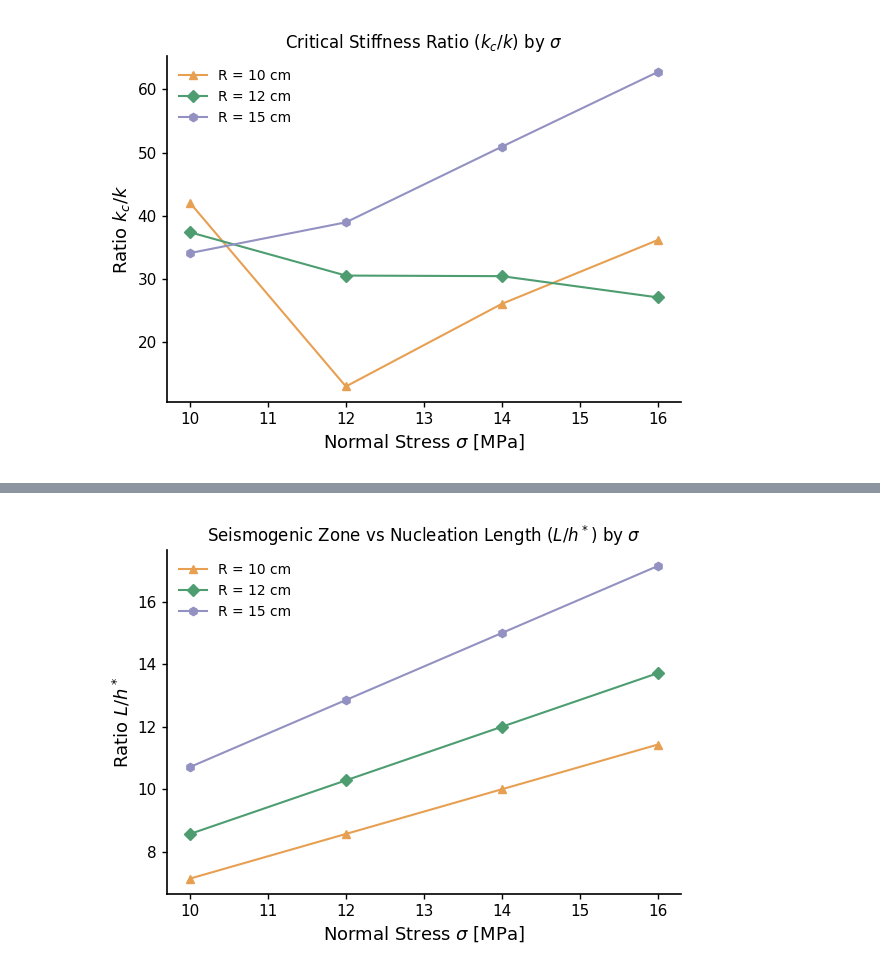
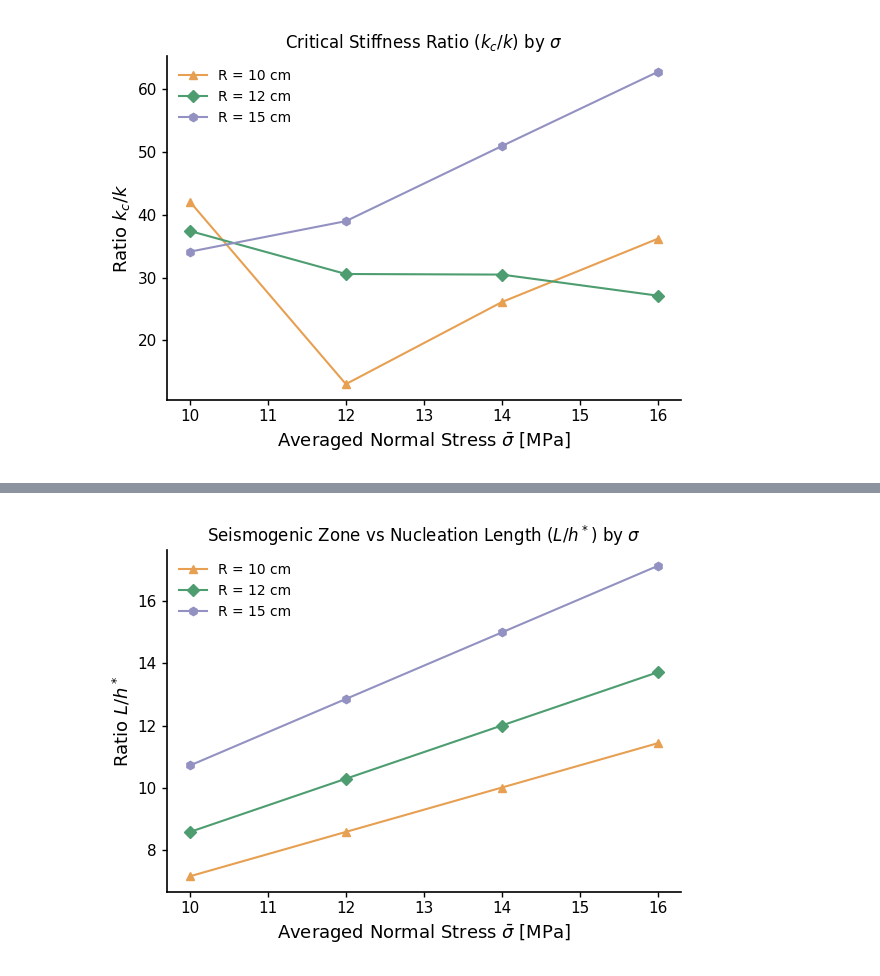
Before and after one commit to Potter0427/labquake_explorer_re, a Jupyter notebook: export h5/1D_Summary_Plots_Pub copy.ipynb, the cells around one changed output, grey strips where cells are left out. Saved outputs shown, nothing was run; the diff lists cells and outputs as text; code cells hidden in the pictures.

```diff
--- a/export h5/1D_Summary_Plots_Pub copy.ipynb
+++ b/export h5/1D_Summary_Plots_Pub copy.ipynb
@@ -400,13 +400,13 @@ for i, exp_data in enumerate(k_data):
     for _, row in stats.iterrows():
         ratio_list.append({
             'L (cm)': group_val,
-            'Normal Stress (MPa)': row['sigma'],
+            'Averaged Normal Stress (MPa)': row['sigma'],
             'k [MPa/um]': row['median'],
             'kc [MPa/um]': row['kc'],
             'Mean kc/k': row['kc_k_ratio']
         })
 
-ax.set_xlabel(r'Normal Stress $\sigma$ [MPa]')
+ax.set_xlabel(r'Averaged Normal Stress $\bar{\sigma}$ [MPa]')
 ax.set_ylabel(r'Ratio $k_c/k$')
 ax.set_title(r'Critical Stiffness Ratio ($k_c/k$) by $\sigma$')
 ax.legend(frameon=False, fontsize=10)
@@ -416,7 +416,7 @@ plt.show()
 
 # 2. 列出值 (不畫在圖上)
 ratio_df = pd.DataFrame(ratio_list)
-print("=== Mean kc/k values by Radius and Normal Stress ===")
+print("=== Mean kc/k values by Radius and Averaged Normal Stress ===")
 print(ratio_df.to_string(index=False, float_format="%.4f"))
 
 # ========= R / h* Ratio =========
@@ -434,34 +434,34 @@ for i, exp_data in enumerate(k_data):
     # 計算 h* = 14 / sigma
     stats['h_star'] = 14.0 / stats['sigma']
     # 2D 實驗中，發震區尺寸為半徑 R，因此計算 R / h*
     stats['R_h_ratio'] = group_val / stats['h_star']
 
     color = PALETTE_L_MAP.get(group_val, '#000000')
     marker = L_MARKER_MAP.get(group_val, 'o')
 
     ax.plot(stats['sigma'], stats['R_h_ratio'], color=color, marker=marker,
             linestyle='-', linewidth=1.5, label=f'R = {group_val} cm',
             markersize=6, alpha=ALPHA)
 
     for _, row in stats.iterrows():
         ratio_list_hstar.append({
             'L (cm)': group_val,
-            'Normal Stress (MPa)': row['sigma'],
+            'Averaged Normal Stress (MPa)': row['sigma'],
             'h* (cm)': row['h_star'],
             'L/h*': row['R_h_ratio']
         })
 
-ax.set_xlabel(r'Normal Stress $\sigma$ [MPa]')
+ax.set_xlabel(r'Averaged Normal Stress $\bar{\sigma}$ [MPa]')
 ax.set_ylabel(r'Ratio $L/h^*$')
 ax.set_title(r'Seismogenic Zone vs Nucleation Length ($L/h^*$) by $\sigma$')
 ax.legend(frameon=False, fontsize=10)
 
 plt.tight_layout()
 plt.show()
 
 # 2. 列出值 (不畫在圖上)
 ratio_df_hstar = pd.DataFrame(ratio_list_hstar)
-print("=== R/h* (L/h*) values by Radius and Normal Stress ===")
+print("=== R/h* (L/h*) values by Radius and Averaged Normal Stress ===")
 print(ratio_df_hstar.to_string(index=False, float_format="%.4f"))
 # %% [output]
-[figure, old version]
+[figure, new version]
@@ -482 +482 @@ print(ratio_df_hstar.to_string(index=False, float_format="%.4f"))
-[figure, old version]
+[figure, new version]
```
Also changed, not shown: parts of 7 cells of this notebook, 2 other files.
